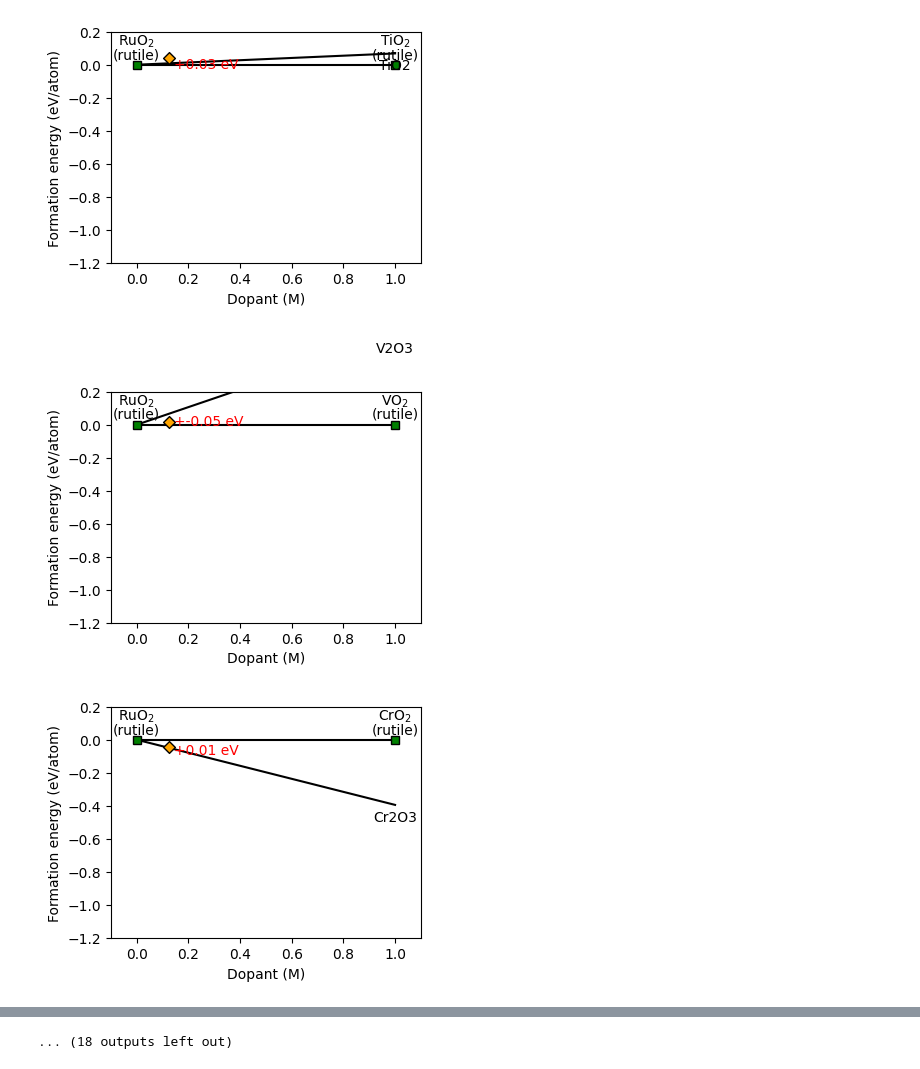
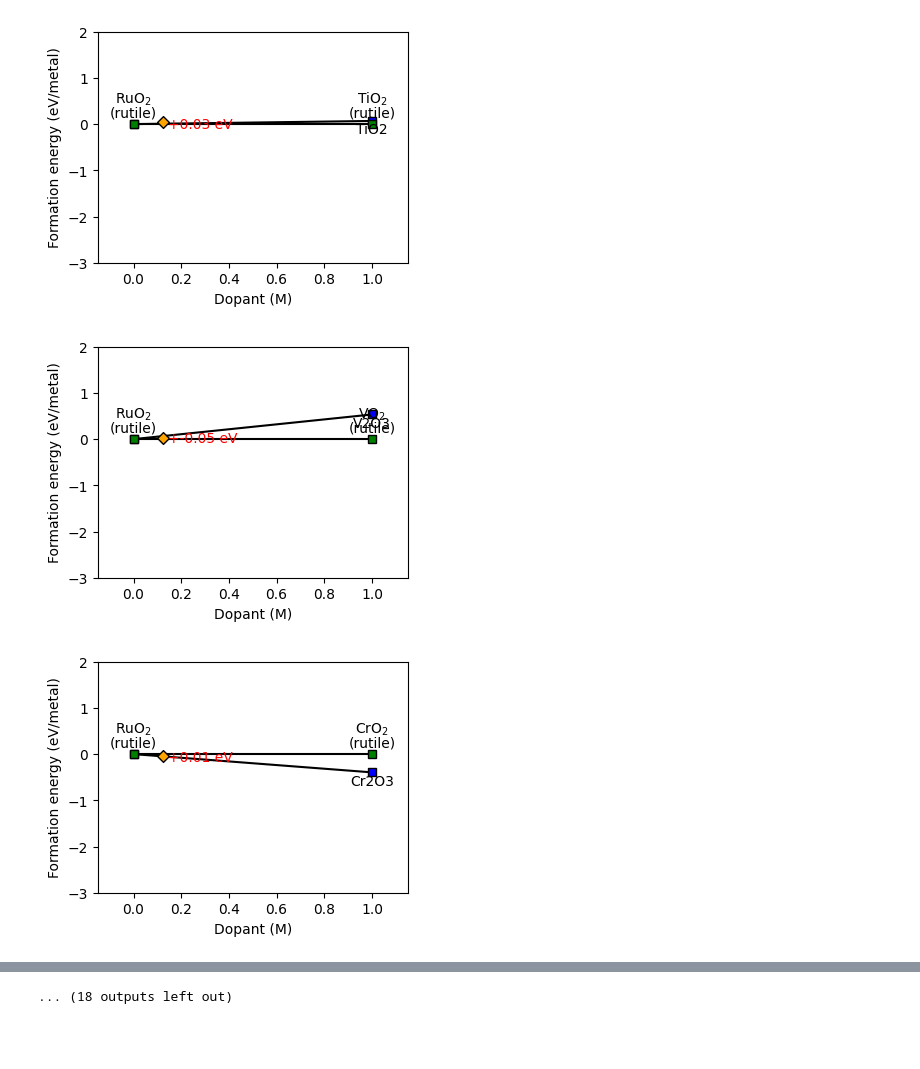
Before and after one commit to jhyeonjung97/tools, a Jupyter notebook: ruo2/doping1.ipynb, the cells around one changed output, grey strips where cells are left out. Cells and saved outputs as stored; diff of their text form; code cells hidden in the pictures; blank space fills up the shorter version.

```diff
--- a/ruo2/doping1.ipynb
+++ b/ruo2/doping1.ipynb
@@ -37,6 +39,9 @@ for dir in ['1_MxOy', '2_MO2', '3_M-RuO2']:
         element = md.element(i).symbol
         path = os.path.join(root, '1_bulk_opt', dir, f'{i}_{element}')
         energy_file = os.path.join(path, 'final_with_calculator.json')
+        moment_file = os.path.join(path, 'moments.json')
+        charge_file = os.path.join(path, 'atoms_bader_charge.json')
+        row_updates = {}
         if os.path.exists(energy_file):
             atoms = read(energy_file)
             n_atoms = len(atoms)
@@ -44,14 +49,34 @@ for dir in ['1_MxOy', '2_MO2', '3_M-RuO2']:
             n_metals = n_atoms - n_oxygens
             oxidation_state = 2 * n_oxygens / n_metals
             energy = atoms.get_potential_energy() / n_metals
-            data.loc[element, f'{oxide_type}_e'] = energy
+            row_updates[f'{oxide_type}_e'] = energy
             if oxide_type == 'MxOy':
                 common_divisor = gcd(n_metals, n_oxygens)
                 m_ratio = n_metals // common_divisor
                 o_ratio = n_oxygens // common_divisor
-                data.loc[element, f'{oxide_type}_x'] = m_ratio
-                data.loc[element, f'{oxide_type}_y'] = o_ratio
-                data.loc[element, f'{oxide_type}_os'] = oxidation_state
+                row_updates['MxOy_x'] = m_ratio
+                row_updates['MxOy_y'] = o_ratio
+                row_updates['MxOy_os'] = oxidation_state
+        if os.path.exists(moment_file):
+            atoms = read(moment_file)
+            moments = atoms.get_magnetic_moments()
+            if oxide_type == 'M-RuO2':
+                for i, moment in enumerate(moments):
+                    row_updates[f'M-RuO2_m{i}'] = moment
+            else:
+                metal_indices = [i for i, atom in enumerate(atoms) if atom.symbol in elements]
+                row_updates[f'{oxide_type}_m'] = np.average(moments[metal_indices])
+        if os.path.exists(charge_file):
+            atoms = read(charge_file)
+            charges = atoms.get_initial_charges()
+            if oxide_type == 'M-RuO2':
+                for i, charge in enumerate(charges):
+                    row_updates[f'M-RuO2_c{i}'] = charge
+            else:
+                metal_indices = [i for i, atom in enumerate(atoms) if atom.symbol in elements]
+                row_updates[f'{oxide_type}_c'] = np.average(charges[metal_indices])
+        if row_updates:
+            data.loc[element, list(row_updates)] = list(row_updates.values())
 
 # de: doping energy
 # fe: formation energy
@@ -148,22 +176,23 @@ for i in element_indices:
     plt.figure(figsize=(4,3))
 
     formation_energy_mxoy = 8*(data.loc[element, 'M-RuO2_de']-data.loc[element, 'M-RuO2_fe'])
-    plt.plot([0.0, 1.0], [0.0, formation_energy_mxoy], color='black', linestyle='-', zorder=1)
+    plt.plot([0.0, 1.0], [0.0, formation_energy_mxoy], color='black', marker='s', markeredgecolor='black', markerfacecolor='blue', zorder=1)
 
     plt.plot([0.0, 1.0], [0.0, 0.0], color='black', marker='s', markeredgecolor='black', markerfacecolor='green', linestyle='-', zorder=1)
-    plt.text(0.0, 0.02, 'RuO$_2$\n(rutile)', ha='center', va='bottom', linespacing=0.8)
-    plt.text(1.0, 0.02, f'{element}O$_2$\n(rutile)', ha='center', va='bottom', linespacing=0.8)
+    plt.text(0.0, 0.1, 'RuO$_2$\n(rutile)', ha='center', va='bottom', linespacing=0.8)
+    plt.text(1.0, 0.1, f'{element}O$_2$\n(rutile)', ha='center', va='bottom', linespacing=0.8)
 
     formation_energy_mruo2 = data.loc[element, 'M-RuO2_de']
     plt.scatter(1/8, formation_energy_mruo2, marker='D', edgecolor='black', facecolor='orange', zorder=2)
     plt.text(1/8+0.02, formation_energy_mxoy/16+formation_energy_mruo2/2-0.02, f'+{-formation_energy_mxoy/8+formation_energy_mruo2:.2f} eV', ha='left', va='center', color='red')
     plt.text(1.0, formation_energy_mxoy-0.03, f'{formula}', ha='center', va='top')
 
-    plt.xlim(-0.1, 1.1)
+    # print(formation_energy_mxoy, formation_energy_mruo2)
+    plt.xlim(-0.15, 1.15)
     plt.xticks([0.0, 0.2, 0.4, 0.6, 0.8, 1.0])
-    plt.ylim(-1.2, 0.2)
+    plt.ylim(-3.0, 2.0)
     plt.xlabel('Dopant (M)')
-    plt.ylabel('Formation energy (eV/atom)')
+    plt.ylabel('Formation energy (eV/metal)')
     plt.savefig(f'{root}/figures/bulk_convex_hull_{element}.png', dpi=dpi, transparent=True, bbox_inches='tight')
     plt.show()
     plt.close()
@@ -172,3 +201,3 @@ for i in element_indices:
-[figure, old version]
+[figure, new version]
-[figure, old version]
+[figure, new version]
-[figure, old version]
+[figure, new version]
```
Also changed, not shown: parts of 4 cells of this notebook.
